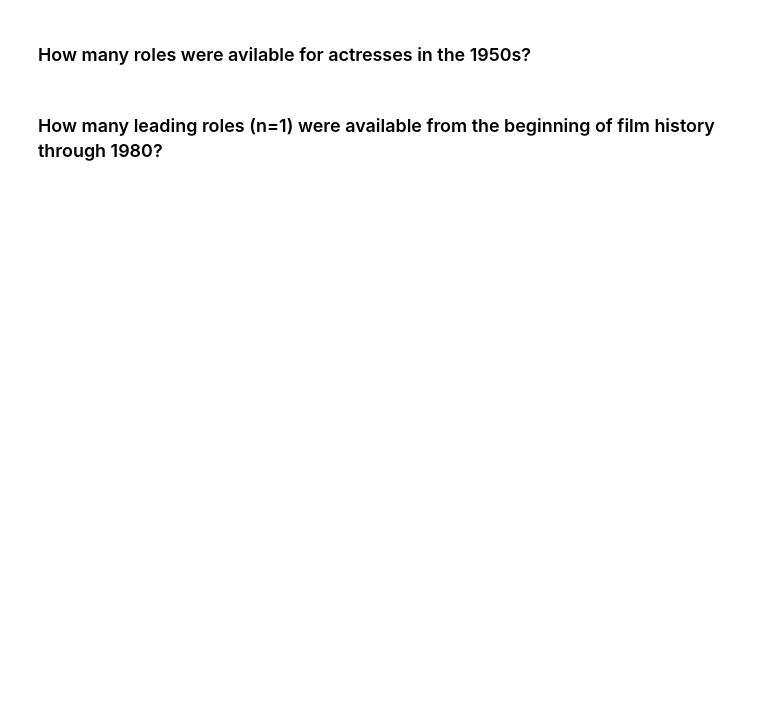
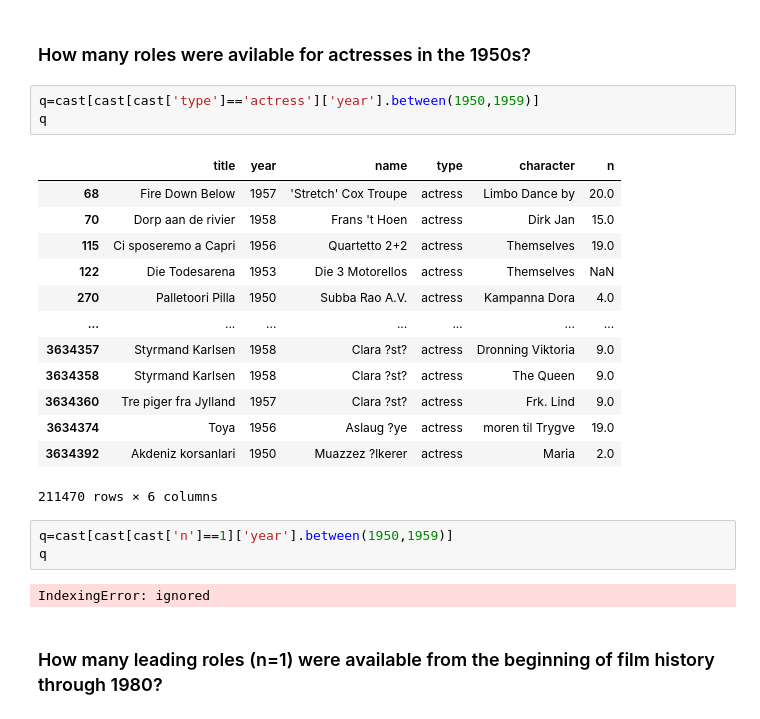
Before and after one commit to digitalminimal/Pandas_exercise, a Jupyter notebook: Exercises-1.ipynb, the cells around one changed output. Drawn from its saved outputs; the diff is of its cells as text; blank space fills up the shorter version.

```diff
--- a/Exercises-1.ipynb
+++ b/Exercises-1.ipynb
@@ -402,4 +521,26 @@ Joel Weiss             NaN
 # %% [markdown]
 ### How many roles were avilable for actresses in the 1950s?
+# %%
+q=cast[cast[cast['type']=='actress']['year'].between(1950,1959)]
+q
+# %% [output]
+|  | title | year | name | type | character | n |
+| 68 | Fire Down Below | 1957 | 'Stretch' Cox Troupe | actress | Limbo Dance by | 20.0 |
+| 70 | Dorp aan de rivier | 1958 | Frans 't Hoen | actress | Dirk Jan | 15.0 |
+| 115 | Ci sposeremo a Capri | 1956 | Quartetto 2+2 | actress | Themselves | 19.0 |
+| 122 | Die Todesarena | 1953 | Die 3 Motorellos | actress | Themselves | NaN |
+| 270 | Palletoori Pilla | 1950 | Subba Rao A.V. | actress | Kampanna Dora | 4.0 |
+| ... | ... | ... | ... | ... | ... | ... |
+| 3634357 | Styrmand Karlsen | 1958 | Clara ?st? | actress | Dronning Viktoria | 9.0 |
+| 3634358 | Styrmand Karlsen | 1958 | Clara ?st? | actress | The Queen | 9.0 |
+| 3634360 | Tre piger fra Jylland | 1957 | Clara ?st? | actress | Frk. Lind | 9.0 |
+| 3634374 | Toya | 1956 | Aslaug ?ye | actress | moren til Trygve | 19.0 |
+| 3634392 | Akdeniz korsanlari | 1950 | Muazzez ?lkerer | actress | Maria | 2.0 |
+211470 rows × 6 columns
+# %%
+q=cast[cast[cast['n']==1]['year'].between(1950,1959)]
+q
+# %% [output]
+IndexingError: ignored
 # %% [markdown]
 ### How many leading roles (n=1) were available from the beginning of film history through 1980?
```
Also changed, not shown: parts of 14 cells of this notebook.
